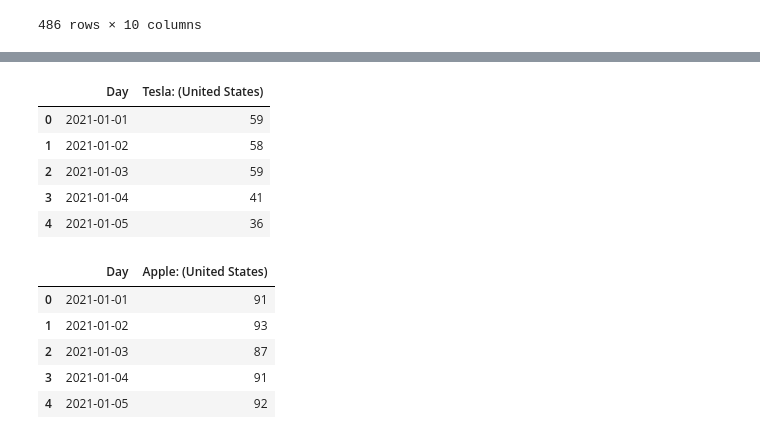
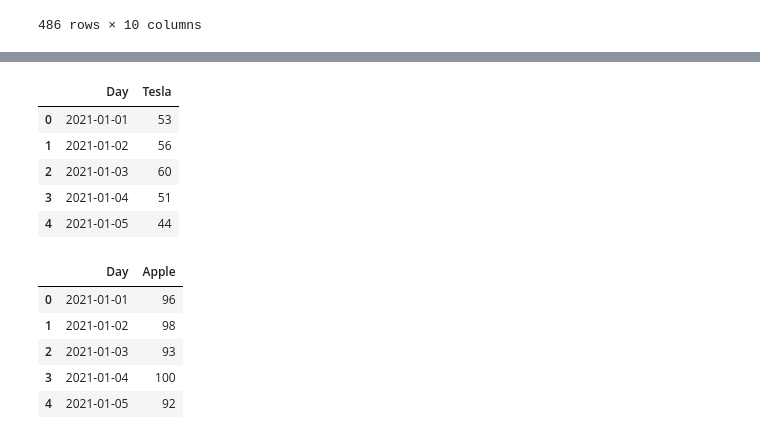
Before and after one commit to mitchjr9/Project-1-Group-2, a Jupyter notebook: App/Data_Analysis.ipynb, the cells around one changed output, grey strips where cells are left out. Saved outputs shown, nothing was run; the diff lists cells and outputs as text; code cells hidden in the pictures.

```diff
--- a/App/Data_Analysis.ipynb
+++ b/App/Data_Analysis.ipynb
@@ -87,24 +102,24 @@ TypeError: 'DataFrame' object is not callable
 # %%
 tesla_path = Path("../resources/tesla-2021-01-2021-08.csv")
-tesla_trends = pd.read_csv(tesla_path, skiprows = 1)
+tesla_trends = pd.read_csv(tesla_path)
 tesla_trends.head()
 # %% [output]
-|  | Day | Tesla: (United States) |
-| 0 | 2021-01-01 | 59 |
-| 1 | 2021-01-02 | 58 |
-| 2 | 2021-01-03 | 59 |
-| 3 | 2021-01-04 | 41 |
-| 4 | 2021-01-05 | 36 |
+|  | Day | Tesla |
+| 0 | 2021-01-01 | 53 |
+| 1 | 2021-01-02 | 56 |
+| 2 | 2021-01-03 | 60 |
+| 3 | 2021-01-04 | 51 |
+| 4 | 2021-01-05 | 44 |
 # %%
 apple_path = Path("../resources/apple-2021-01-2021-08.csv")
-apple_trends = pd.read_csv(apple_path, skiprows = 1)
+apple_trends = pd.read_csv(apple_path)
 apple_trends.head()
 # %% [output]
-|  | Day | Apple: (United States) |
-| 0 | 2021-01-01 | 91 |
-| 1 | 2021-01-02 | 93 |
-| 2 | 2021-01-03 | 87 |
-| 3 | 2021-01-04 | 91 |
+|  | Day | Apple |
+| 0 | 2021-01-01 | 96 |
+| 1 | 2021-01-02 | 98 |
+| 2 | 2021-01-03 | 93 |
+| 3 | 2021-01-04 | 100 |
 | 4 | 2021-01-05 | 92 |
 # %%
 btc_path = Path("../resources/btc-2021-01-2021-08.csv")
```
Also changed, not shown: parts of 13 cells of this notebook, 2 other files.
